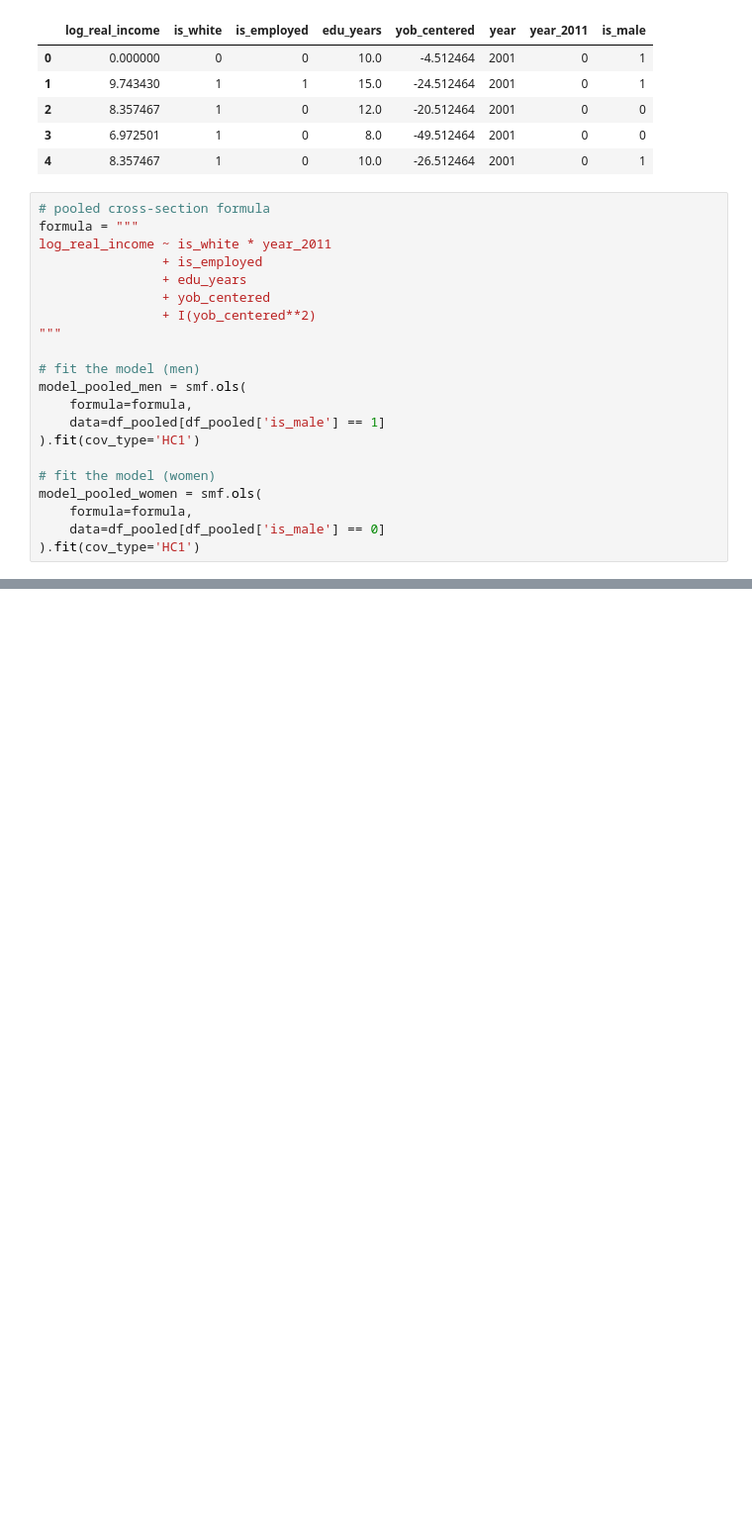
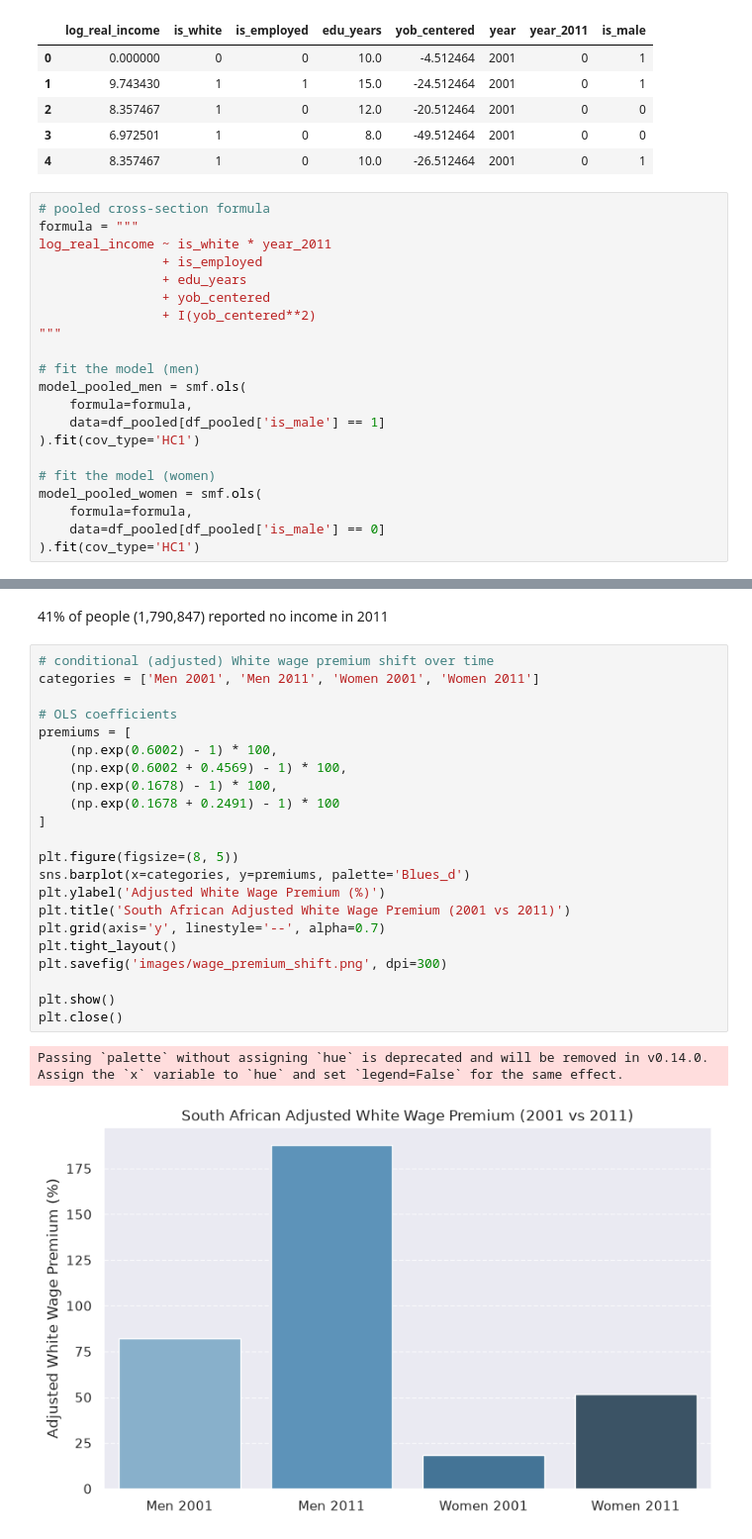
Before and after one commit to erinabruzzy/dsan5650_path1, a Jupyter notebook: apartheid.ipynb, the cells around one changed output, grey strips where cells are left out. Shown at 99% size. Saved outputs shown, nothing was run; the diff lists cells and outputs as text; blank space fills up the shorter version.

```diff
--- a/apartheid.ipynb
+++ b/apartheid.ipynb
@@ -816,0 +874,27 @@ strong multicollinearity or other numerical problems.
+# %% [markdown]
+41% of people (1,790,847) reported no income in 2011
+# %%
+# conditional (adjusted) White wage premium shift over time
+categories = ['Men 2001', 'Men 2011', 'Women 2001', 'Women 2011']
+
+# OLS coefficients
+premiums = [
+    (np.exp(0.6002) - 1) * 100,
+    (np.exp(0.6002 + 0.4569) - 1) * 100,
+    (np.exp(0.1678) - 1) * 100,
+    (np.exp(0.1678 + 0.2491) - 1) * 100
+]
+
+plt.figure(figsize=(8, 5))
+sns.barplot(x=categories, y=premiums, palette='Blues_d')
+plt.ylabel('Adjusted White Wage Premium (%)')
+plt.title('South African Adjusted White Wage Premium (2001 vs 2011)')
+plt.grid(axis='y', linestyle='--', alpha=0.7)
+plt.tight_layout()
+plt.savefig('images/wage_premium_shift.png', dpi=300)
+
+plt.show()
+plt.close()
+# %% [output]
+Passing `palette` without assigning `hue` is deprecated and will be removed in v0.14.0. Assign the `x` variable to `hue` and set `legend=False` for the same effect.
+[figure, added]
```
Also changed, not shown: parts of 6 cells of this notebook, 4 other files.
